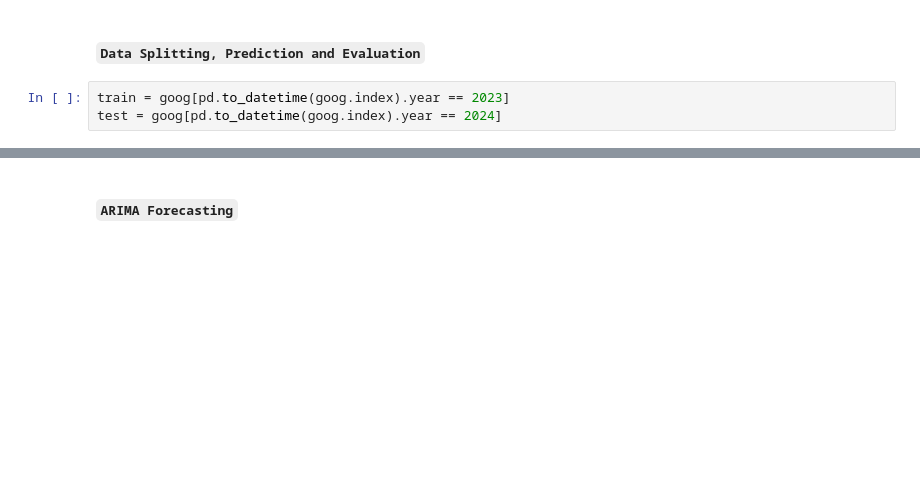
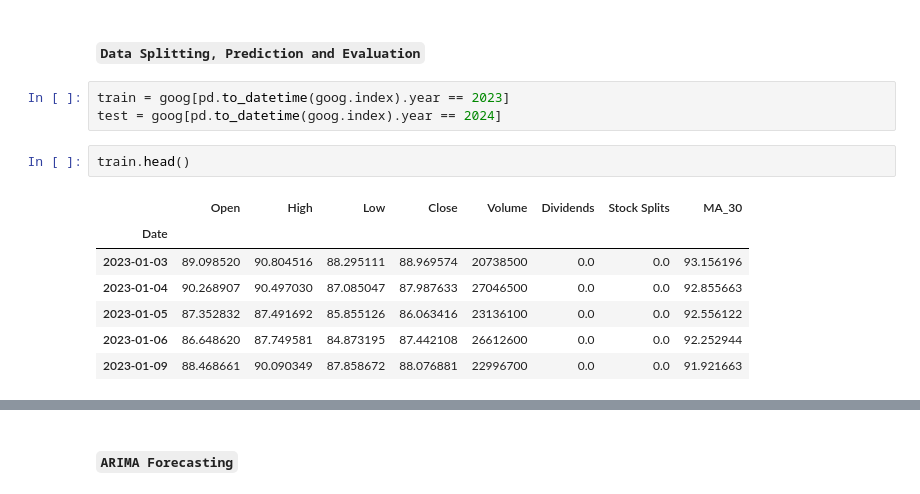
Before and after one commit to codewithraphael/machine-learning, a Jupyter notebook: Time Series Forecasting/Google/Notebook/google.ipynb, the cells around one changed output, grey strips where cells are left out. Saved outputs shown, nothing was run; the diff lists cells and outputs as text; blank space fills up the shorter version.

```diff
--- a/Time Series Forecasting/Google/Notebook/google.ipynb
+++ b/Time Series Forecasting/Google/Notebook/google.ipynb
@@ -141,3 +137,13 @@ plt.show()
 # %%
 train = goog[pd.to_datetime(goog.index).year == 2023]
 test = goog[pd.to_datetime(goog.index).year == 2024]
+# %%
+train.head()
+# %% [output]
+|  | Open | High | Low | Close | Volume | Dividends | Stock Splits | MA_30 |
+| Date |  |  |  |  |  |  |  |  |
+| 2023-01-03 | 89.098520 | 90.804516 | 88.295111 | 88.969574 | 20738500 | 0.0 | 0.0 | 93.156196 |
+| 2023-01-04 | 90.268907 | 90.497030 | 87.085047 | 87.987633 | 27046500 | 0.0 | 0.0 | 92.855663 |
+| 2023-01-05 | 87.352832 | 87.491692 | 85.855126 | 86.063416 | 23136100 | 0.0 | 0.0 | 92.556122 |
+| 2023-01-06 | 86.648620 | 87.749581 | 84.873195 | 87.442108 | 26612600 | 0.0 | 0.0 | 92.252944 |
+| 2023-01-09 | 88.468661 | 90.090349 | 87.858672 | 88.076881 | 22996700 | 0.0 | 0.0 | 91.921663 |
```
Also changed, not shown: parts of 9 cells of this notebook.
